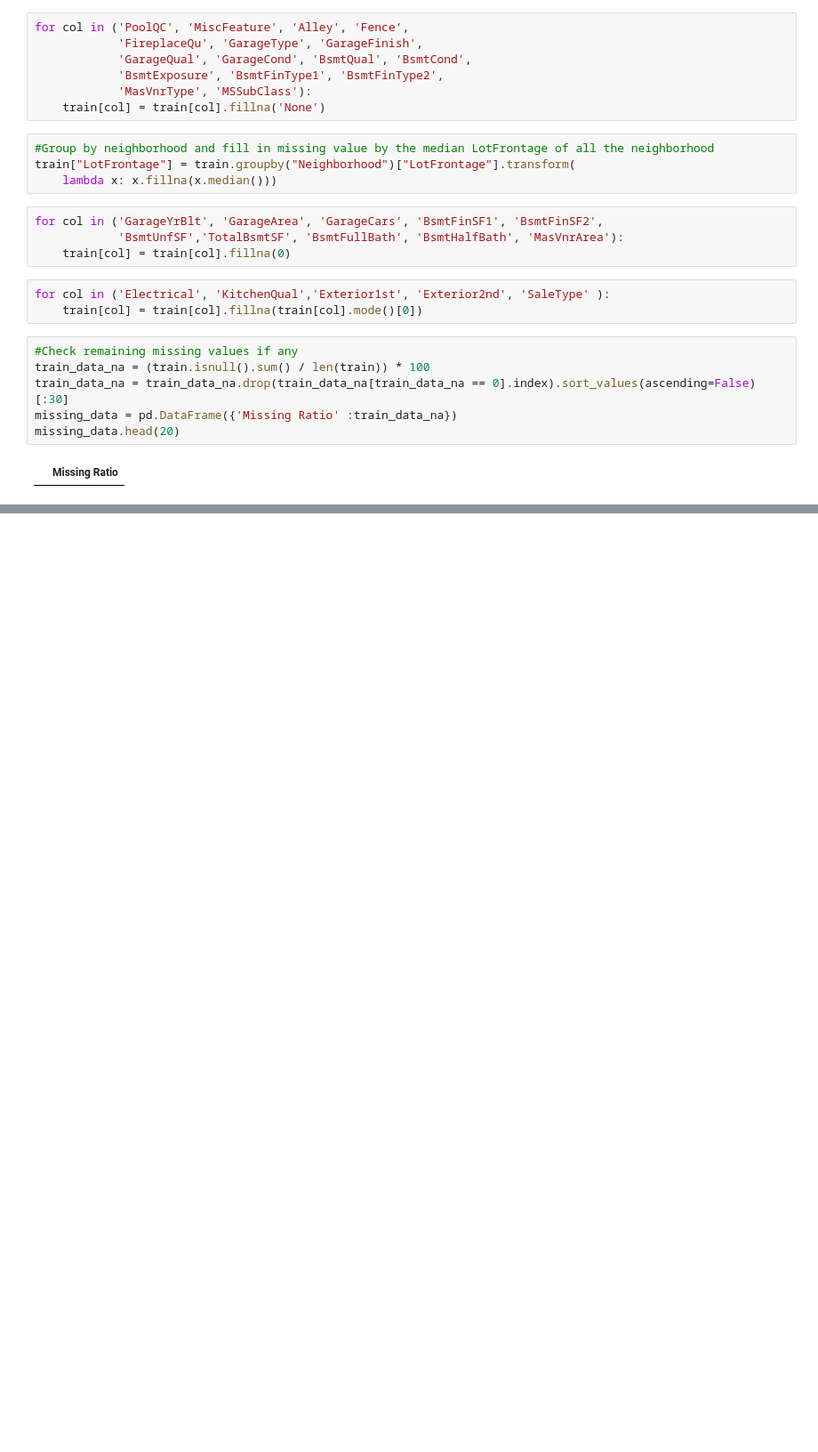
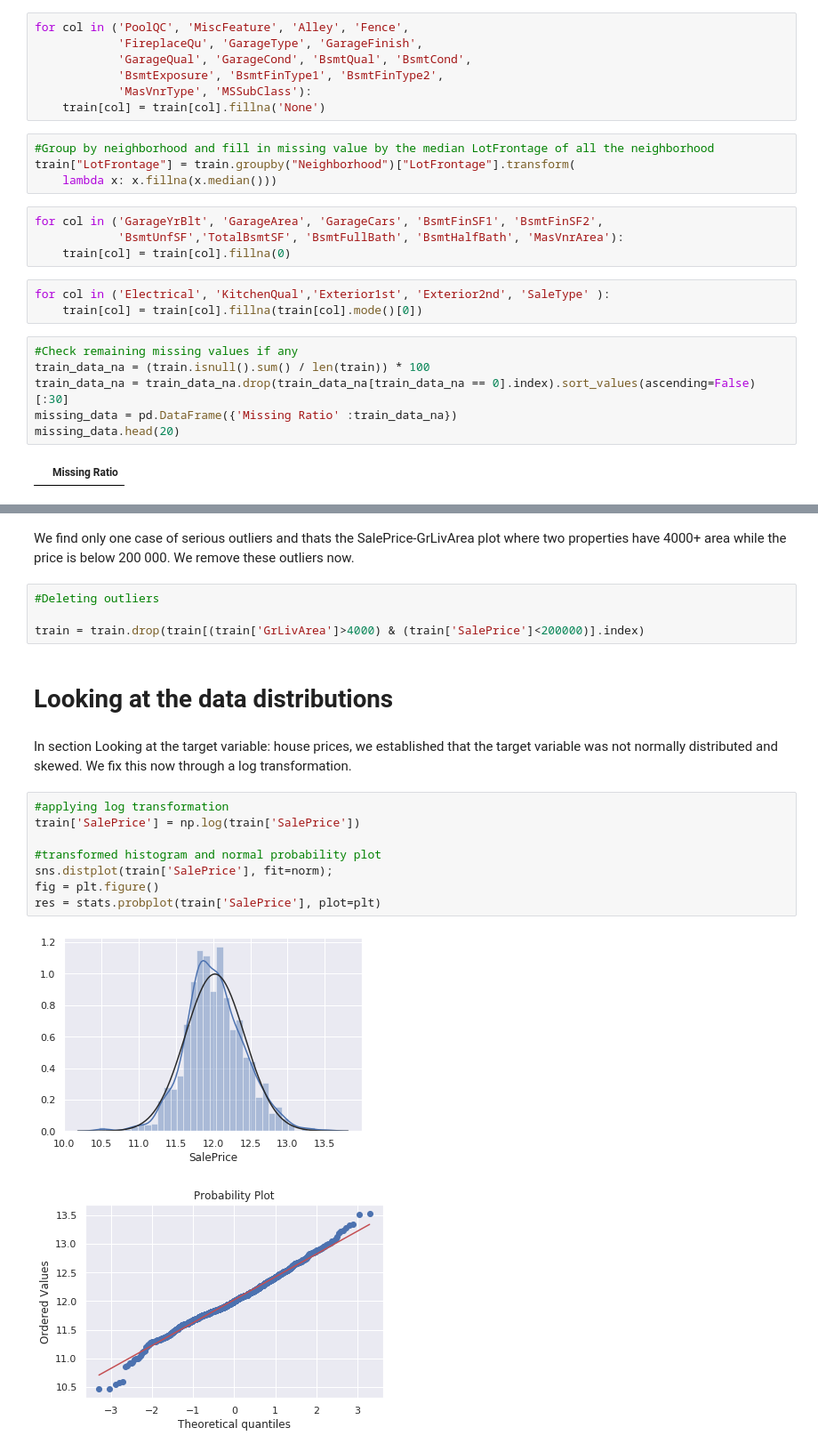
Before and after one commit to aeroplani/Sale-Price-Prediciton, a Jupyter notebook: analysing_house_prices.ipynb, the cells around one changed output, grey strips where cells are left out. Shown at 89% size. Cells and saved outputs as stored; diff of their text form; blank space fills up the shorter version.

Commit message:
handled outliers and target processing

```diff
--- a/analysing_house_prices.ipynb
+++ b/analysing_house_prices.ipynb
@@ -195,0 +235,21 @@ missing_data.head(20)
+# %% [markdown]
+We find only one case of serious outliers and thats the SalePrice-GrLivArea plot where two properties have 4000+ area while the price is below 200 000. We remove these outliers now.
+# %%
+#Deleting outliers
+
+train = train.drop(train[(train['GrLivArea']>4000) & (train['SalePrice']<200000)].index)
+# %% [markdown]
+# Looking at the data distributions
+# %% [markdown]
+In section Looking at the target variable: house prices, we established that the target variable was not normally distributed and skewed. We fix this now through a log transformation.
+# %%
+#applying log transformation
+train['SalePrice'] = np.log(train['SalePrice'])
+
+#transformed histogram and normal probability plot
+sns.distplot(train['SalePrice'], fit=norm);
+fig = plt.figure()
+res = stats.probplot(train['SalePrice'], plot=plt)
+# %% [output]
+[figure, added]
+[figure, added]
```
Also changed, not shown: parts of 10 cells of this notebook.
